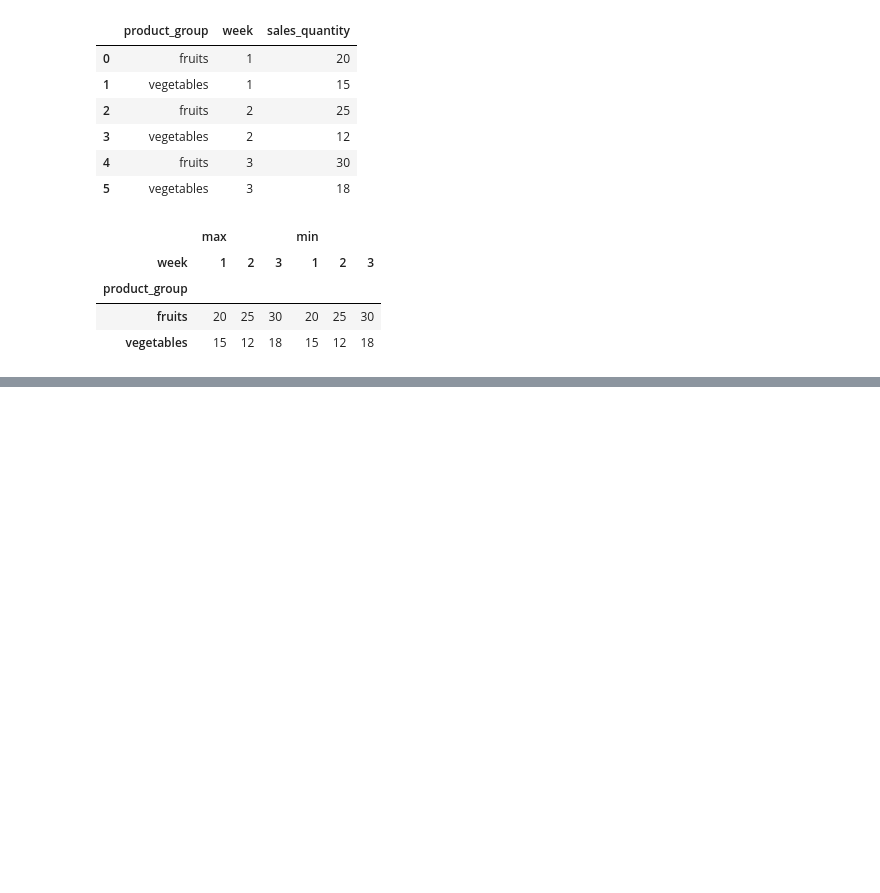
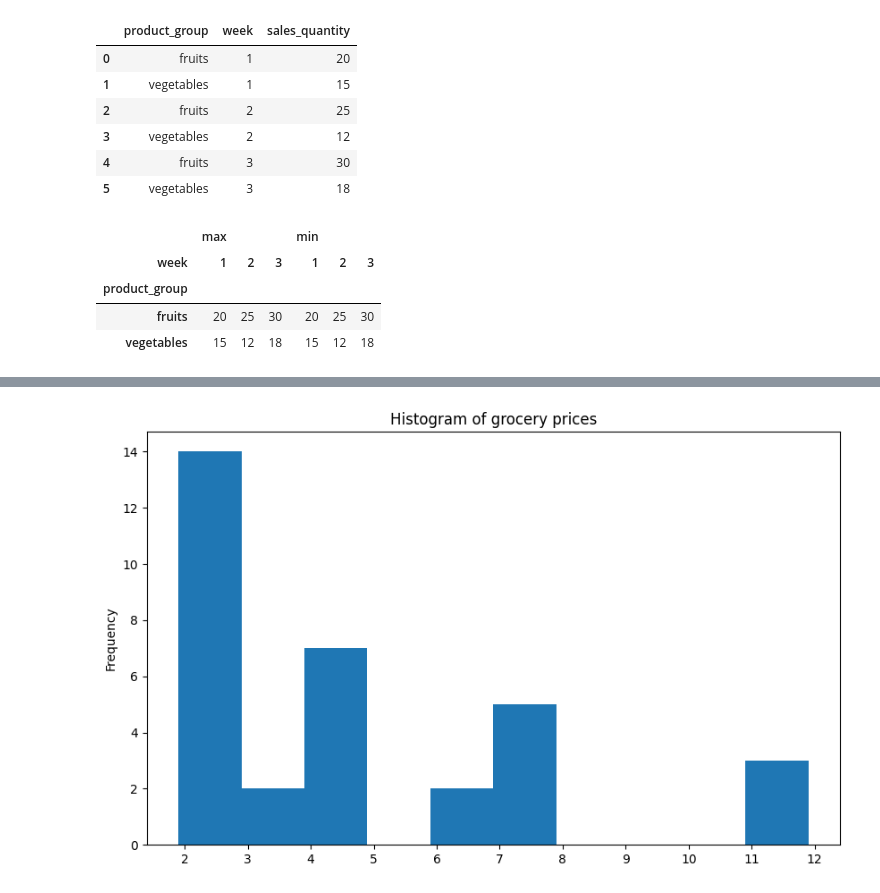
Before and after one commit to WhisperingDreamer/ML-courses, a Jupyter notebook: Pandas/1Introduction.ipynb, the cells around one changed output, grey strips where cells are left out. Cells and saved outputs as stored; diff of their text form; code cells hidden in the pictures; blank space fills up the shorter version.

```diff
--- a/Pandas/1Introduction.ipynb
+++ b/Pandas/1Introduction.ipynb
@@ -1870,0 +1956,11 @@ display(solution(df))
+# %%
+grocery['price'].plot(
+    kind='hist',
+    figsize=(10, 6),
+    title='Histogram of grocery prices',
+    xticks=range(2, 13)
+    )
+
+plt.savefig('figs/grocery_price2.png')
+# %% [output]
+[figure, added]
```
Also changed, not shown: parts of 52 cells of this notebook, 5 other files.
